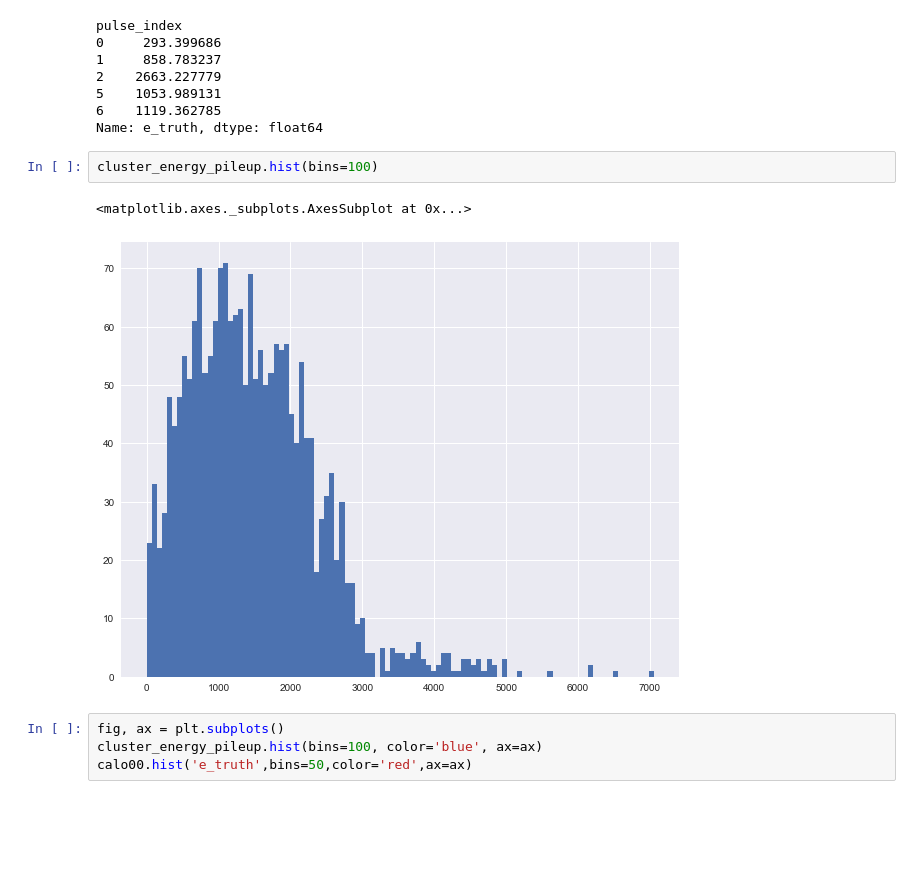
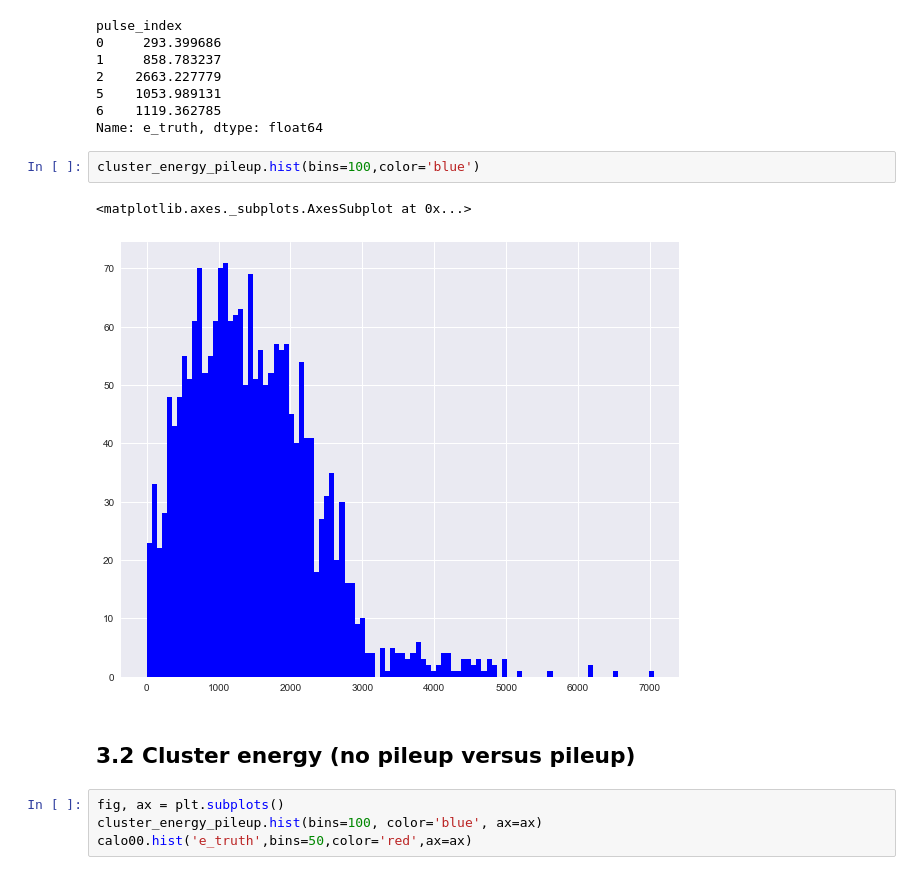
Before and after one commit to kimsiang/MuonG2, a Jupyter notebook: pileup/PileupStudy.ipynb, the cells around one changed output. Cells and saved outputs as stored; diff of their text form; blank space fills up the shorter version.

Commit message:
updated pileup study

```diff
--- a/pileup/PileupStudy.ipynb
+++ b/pileup/PileupStudy.ipynb
@@ -271,10 +271,12 @@ pulse_index
 6    1119.362785
 Name: e_truth, dtype: float64
 # %%
-cluster_energy_pileup.hist(bins=100)
+cluster_energy_pileup.hist(bins=100,color='blue')
 # %% [output]
 <matplotlib.axes._subplots.AxesSubplot at 0x...>
-[figure, old version]
+[figure, new version]
+# %% [markdown]
+## 3.2 Cluster energy (no pileup versus pileup)
 # %%
 fig, ax = plt.subplots()
 cluster_energy_pileup.hist(bins=100, color='blue', ax=ax)
```
